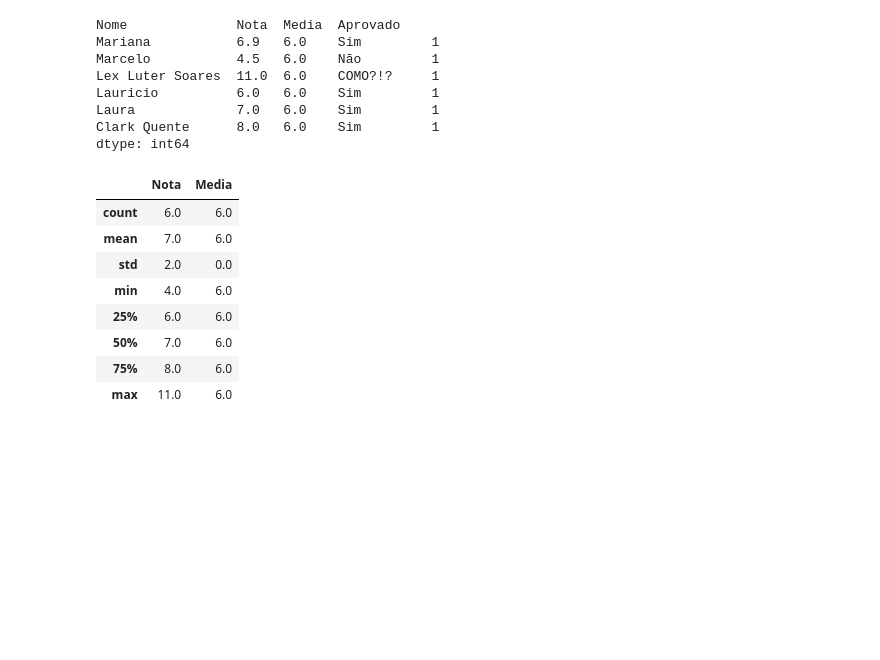
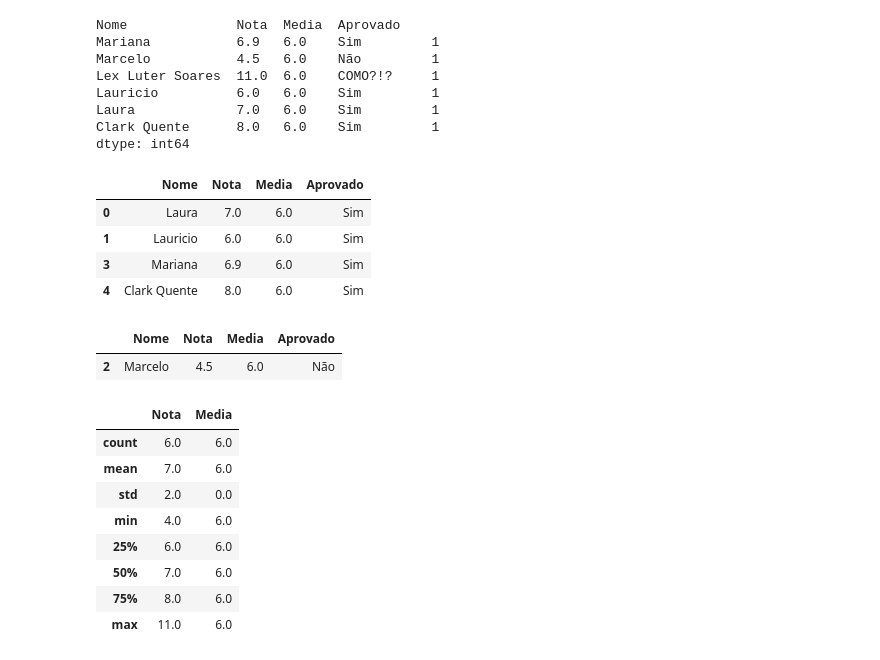
Before and after one commit to calgns/pandas-basico, a Jupyter notebook: pd.ipynb, the cells around one changed output. Saved outputs shown, nothing was run; the diff lists cells and outputs as text; code cells hidden in the pictures; blank space fills up the shorter version.

Commit message:
loc alunos, mediana Height e markdown alterado

```diff
--- a/pd.ipynb
+++ b/pd.ipynb
@@ -764,6 +769,21 @@ Lauricio          6.0   6.0    Sim         1
 Laura             7.0   6.0    Sim         1
 Clark Quente      8.0   6.0    Sim         1
 dtype: int64
+# %%
+aprovados=Alunosdf.loc[Alunosdf['Aprovado'] == "Sim"]
+aprovados
+# %% [output]
+|  | Nome | Nota | Media | Aprovado |
+| 0 | Laura | 7.0 | 6.0 | Sim |
+| 1 | Lauricio | 6.0 | 6.0 | Sim |
+| 3 | Mariana | 6.9 | 6.0 | Sim |
+| 4 | Clark Quente | 8.0 | 6.0 | Sim |
+# %%
+reprovados=Alunosdf.loc[Alunosdf["Aprovado"]=='Não']
+reprovados
+# %% [output]
+|  | Nome | Nota | Media | Aprovado |
+| 2 | Marcelo | 4.5 | 6.0 | Não |
 # %%
 pe=Alunosdf.describe()
 round(pe)
```
Also changed, not shown: parts of 3 cells of this notebook.
